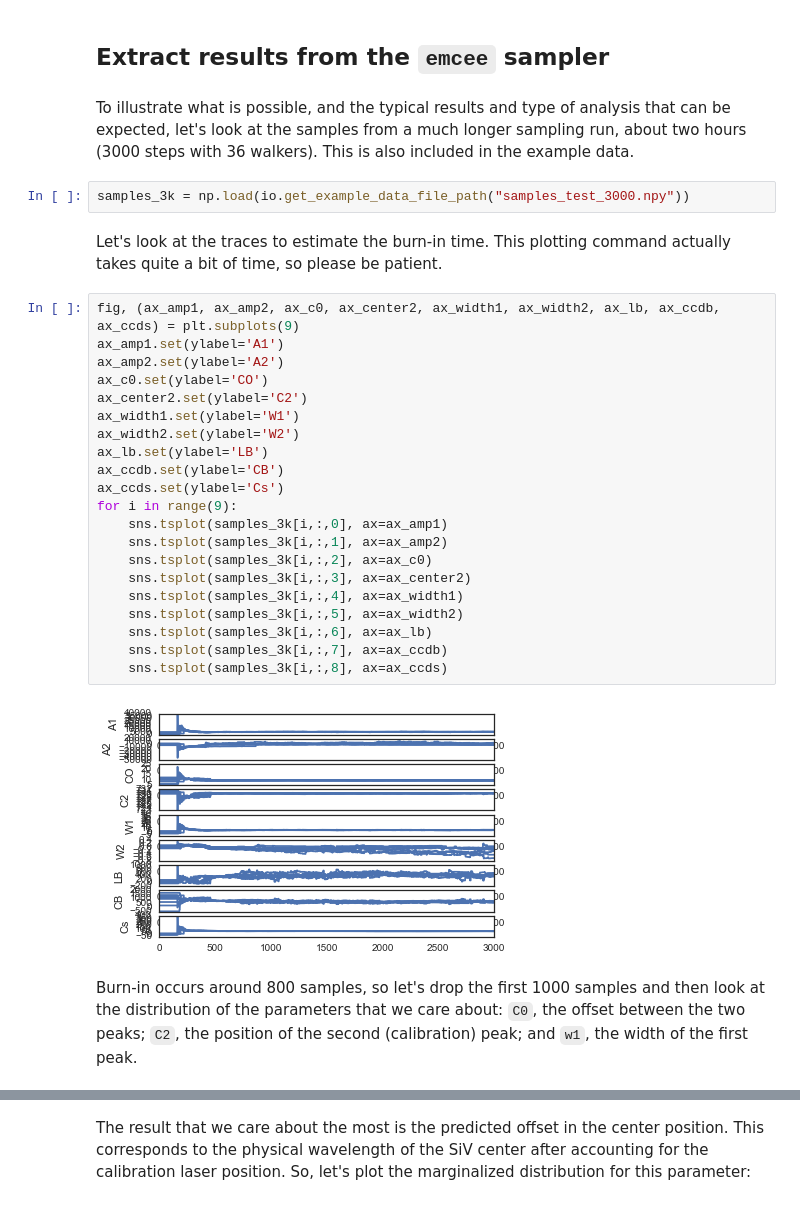
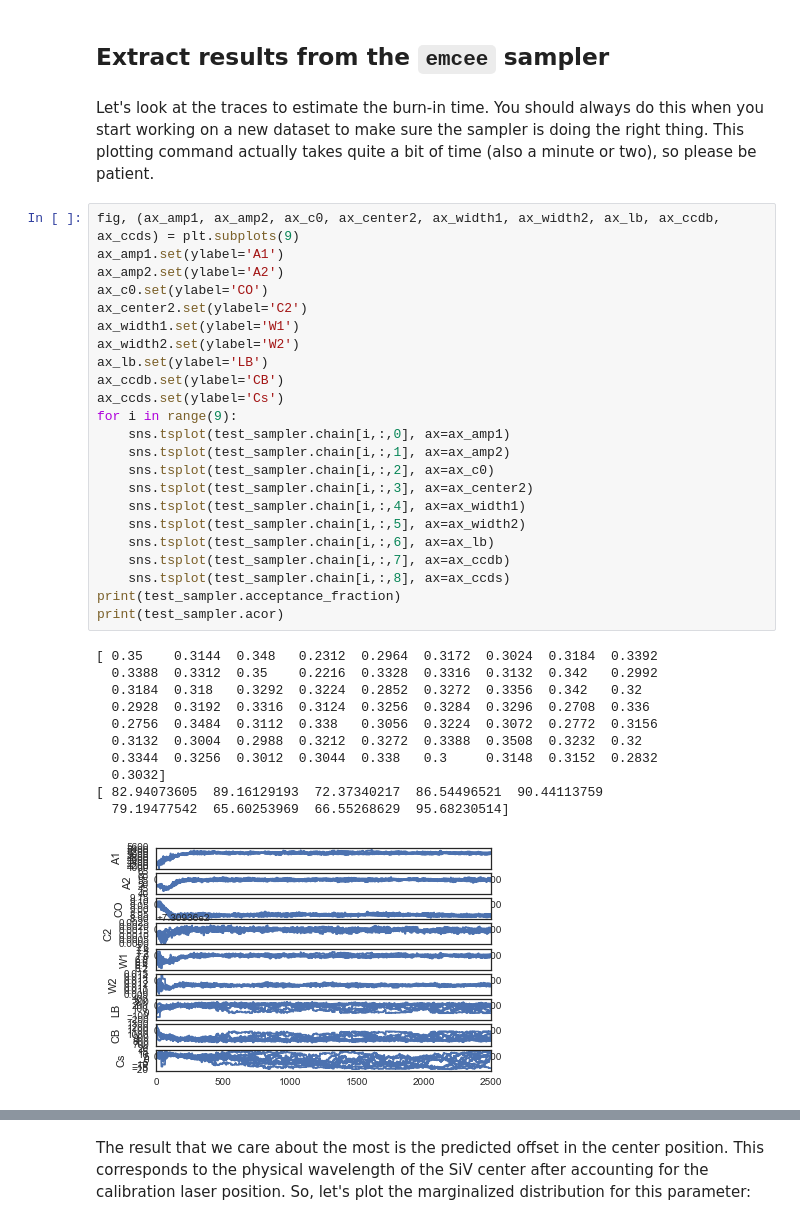
Before and after one commit to ruffinevans/sivtempfit, a Jupyter notebook: tutorial.ipynb, the cells around one changed output, grey strips where cells are left out. Cells and saved outputs as stored; diff of their text form.

```diff
--- a/tutorial.ipynb
+++ b/tutorial.ipynb
@@ -123,33 +175,39 @@ Wall time: 1min 18s
 # %% [markdown]
 ## Extract results from the `emcee` sampler
-# %% [markdown]
-To illustrate what is possible, and the typical results and type of analysis that can be expected, let's look at the samples from a much longer sampling run, about two hours (3000 steps with 36 walkers). This is also included in the example data.
-# %%
-samples_3k = np.load(io.get_example_data_file_path("samples_test_3000.npy"))
 # %% [markdown]
-Let's look at the traces to estimate the burn-in time. This plotting command actually takes quite a bit of time, so please be patient.
+Let's look at the traces to estimate the burn-in time. You should always do this when you start working on a new dataset to make sure the sampler is doing the right thing. This plotting command actually takes quite a bit of time (also a minute or two), so please be patient.
 # %%
 fig, (ax_amp1, ax_amp2, ax_c0, ax_center2, ax_width1, ax_width2, ax_lb, ax_ccdb, ax_ccds) = plt.subplots(9)
 ax_amp1.set(ylabel='A1')
 ax_amp2.set(ylabel='A2')
 ax_c0.set(ylabel='CO')
 ax_center2.set(ylabel='C2')
 ax_width1.set(ylabel='W1')
 ax_width2.set(ylabel='W2')
 ax_lb.set(ylabel='LB')
 ax_ccdb.set(ylabel='CB')
 ax_ccds.set(ylabel='Cs')
 for i in range(9):
-    sns.tsplot(samples_3k[i,:,0], ax=ax_amp1)
-    sns.tsplot(samples_3k[i,:,1], ax=ax_amp2)
-    sns.tsplot(samples_3k[i,:,2], ax=ax_c0)
-    sns.tsplot(samples_3k[i,:,3], ax=ax_center2)
-    sns.tsplot(samples_3k[i,:,4], ax=ax_width1)
-    sns.tsplot(samples_3k[i,:,5], ax=ax_width2)
-    sns.tsplot(samples_3k[i,:,6], ax=ax_lb)
-    sns.tsplot(samples_3k[i,:,7], ax=ax_ccdb)
-    sns.tsplot(samples_3k[i,:,8], ax=ax_ccds)
+    sns.tsplot(test_sampler.chain[i,:,0], ax=ax_amp1)
+    sns.tsplot(test_sampler.chain[i,:,1], ax=ax_amp2)
+    sns.tsplot(test_sampler.chain[i,:,2], ax=ax_c0)
+    sns.tsplot(test_sampler.chain[i,:,3], ax=ax_center2)
+    sns.tsplot(test_sampler.chain[i,:,4], ax=ax_width1)
+    sns.tsplot(test_sampler.chain[i,:,5], ax=ax_width2)
+    sns.tsplot(test_sampler.chain[i,:,6], ax=ax_lb)
+    sns.tsplot(test_sampler.chain[i,:,7], ax=ax_ccdb)
+    sns.tsplot(test_sampler.chain[i,:,8], ax=ax_ccds)
+print(test_sampler.acceptance_fraction)
+print(test_sampler.acor)
 # %% [output]
+[ 0.35    0.3144  0.348   0.2312  0.2964  0.3172  0.3024  0.3184  0.3392
+  0.3388  0.3312  0.35    0.2216  0.3328  0.3316  0.3132  0.342   0.2992
+  0.3184  0.318   0.3292  0.3224  0.2852  0.3272  0.3356  0.342   0.32
+  0.2928  0.3192  0.3316  0.3124  0.3256  0.3284  0.3296  0.2708  0.336
+  0.2756  0.3484  0.3112  0.338   0.3056  0.3224  0.3072  0.2772  0.3156
+  0.3132  0.3004  0.2988  0.3212  0.3272  0.3388  0.3508  0.3232  0.32
+  0.3344  0.3256  0.3012  0.3044  0.338   0.3     0.3148  0.3152  0.2832
+  0.3032]
+[ 82.94073605  89.16129193  72.37340217  86.54496521  90.44113759
+  79.19477542  65.60253969  66.55268629  95.68230514]
-[figure, old version]
+[figure, new version]
-# %% [markdown]
-Burn-in occurs around 800 samples, so let's drop the first 1000 samples and then look at the distribution of the parameters that we care about: `C0`, the offset between the two peaks; `C2`, the position of the second (calibration) peak; and `w1`, the width of the first peak.
```
Also changed, not shown: parts of 56 cells of this notebook, 2 other files.
